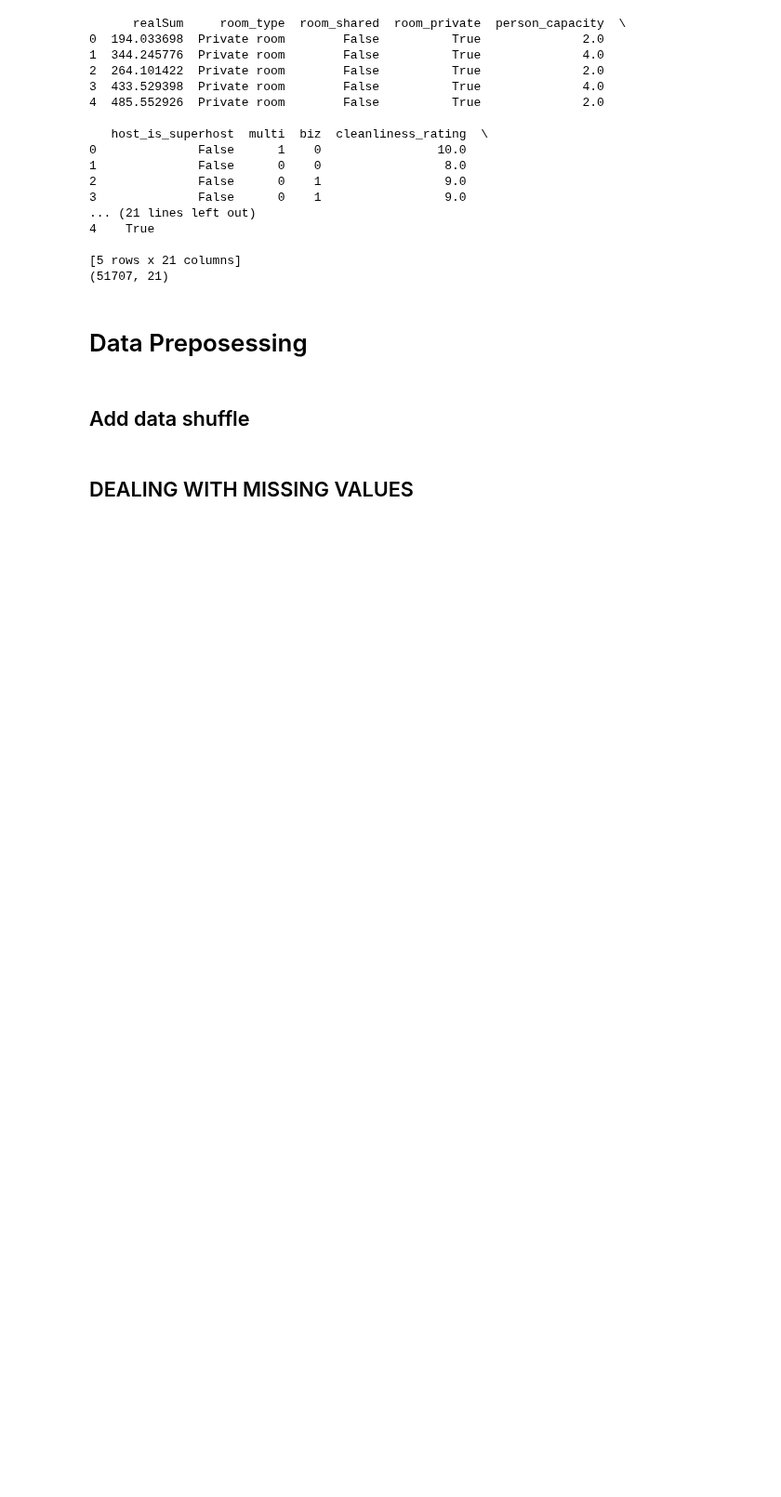
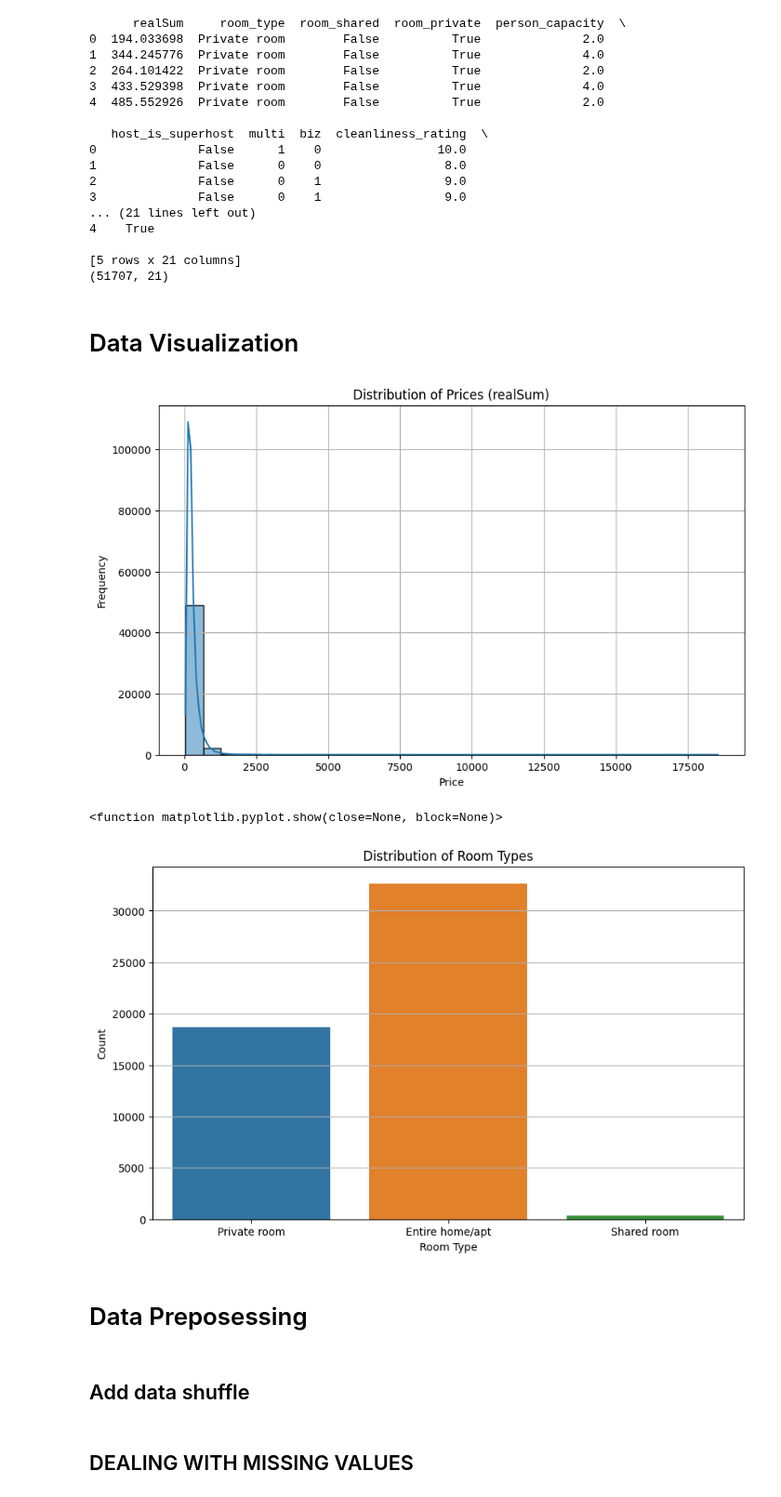
Before and after one commit to yutao-data/Pytorch-Airbnb-Price, a Jupyter notebook: notebooks/PyTorch-SVR-MLP.ipynb, the cells around one changed output. Shown at 93% size. Saved outputs shown, nothing was run; the diff lists cells and outputs as text; code cells hidden in the pictures; blank space fills up the shorter version.

Commit message:
Add Data Visualization

```diff
--- a/notebooks/PyTorch-SVR-MLP.ipynb
+++ b/notebooks/PyTorch-SVR-MLP.ipynb
@@ -115,3 +116,27 @@ print(df.shape)
+# %% [markdown]
+# Data Visualization
+# %%
+# 1. Summary Statistics for 'realSum'
+plt.figure(figsize=(10, 6))
+sns.histplot(df['realSum'], bins=30, kde=True)
+plt.title('Distribution of Prices (realSum)')
+plt.xlabel('Price')
+plt.ylabel('Frequency')
+plt.grid(True)
+plt.show()
+
+# 2. Distribution of Room Types
+plt.figure(figsize=(10, 6))
+sns.countplot(x='room_type', data=df)
+plt.title('Distribution of Room Types')
+plt.xlabel('Room Type')
+plt.ylabel('Count')
+plt.grid(axis='y')
+plt.show
+# %% [output]
+[figure, added]
+<function matplotlib.pyplot.show(close=None, block=None)>
+[figure, added]
 # %% [markdown]
 # Data Preposessing
 # %% [markdown]
```
Also changed, not shown: parts of 13 cells of this notebook.
